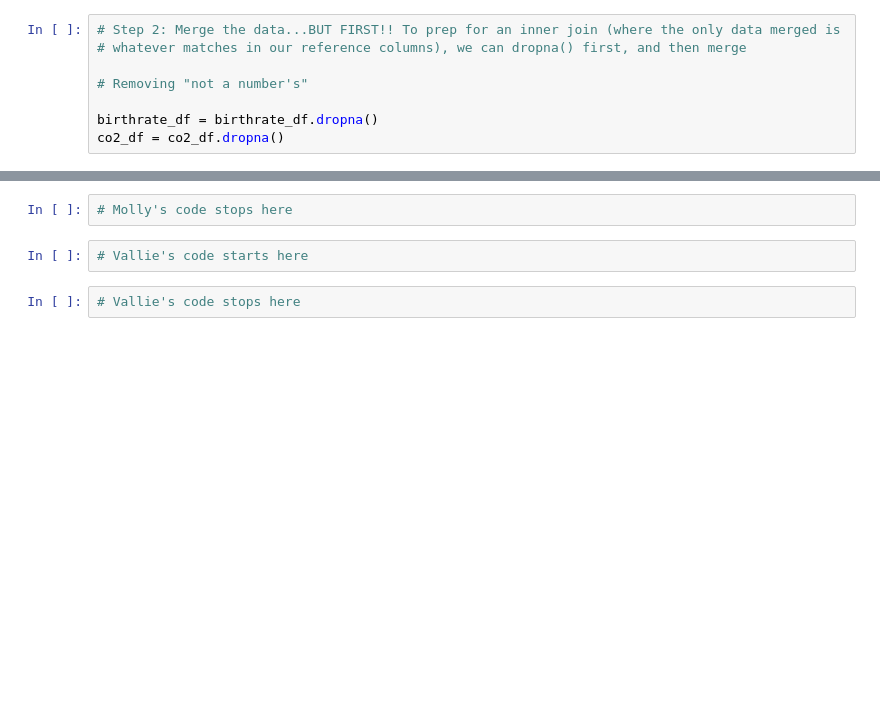
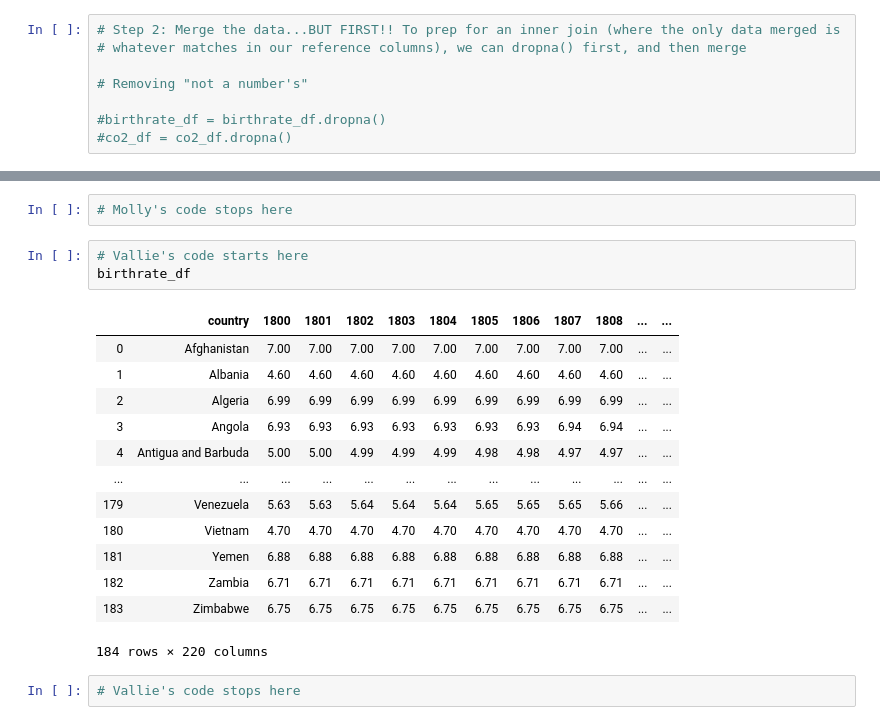
Before and after one commit to VallieTracy/project-one, a Jupyter notebook: Team_Awesome_Project_1.ipynb, the cells around one changed output, grey strips where cells are left out. Cells and saved outputs as stored; diff of their text form; blank space fills up the shorter version.

Commit message:
adding first dataframes to my branch

```diff
--- a/Team_Awesome_Project_1.ipynb
+++ b/Team_Awesome_Project_1.ipynb
@@ -65,8 +65,8 @@ population_df.head()
 
 # Removing "not a number's"
 
-birthrate_df = birthrate_df.dropna()
-co2_df = co2_df.dropna()
+#birthrate_df = birthrate_df.dropna()
+#co2_df = co2_df.dropna()
 # %%
 # Step 3: Clean the data (dropna, isolate the specific year columns we're interested in)
 # %%
@@ -84,5 +84,20 @@ co2_df = co2_df.dropna()
 # Molly's code stops here
 # %%
 # Vallie's code starts here
+birthrate_df
+# %% [output]
+|  | country | 1800 | 1801 | 1802 | 1803 | 1804 | 1805 | 1806 | 1807 | 1808 | ... | ... |
+| 0 | Afghanistan | 7.00 | 7.00 | 7.00 | 7.00 | 7.00 | 7.00 | 7.00 | 7.00 | 7.00 | ... | ... |
+| 1 | Albania | 4.60 | 4.60 | 4.60 | 4.60 | 4.60 | 4.60 | 4.60 | 4.60 | 4.60 | ... | ... |
+| 2 | Algeria | 6.99 | 6.99 | 6.99 | 6.99 | 6.99 | 6.99 | 6.99 | 6.99 | 6.99 | ... | ... |
+| 3 | Angola | 6.93 | 6.93 | 6.93 | 6.93 | 6.93 | 6.93 | 6.93 | 6.94 | 6.94 | ... | ... |
+| 4 | Antigua and Barbuda | 5.00 | 5.00 | 4.99 | 4.99 | 4.99 | 4.98 | 4.98 | 4.97 | 4.97 | ... | ... |
+| ... | ... | ... | ... | ... | ... | ... | ... | ... | ... | ... | ... | ... |
+| 179 | Venezuela | 5.63 | 5.63 | 5.64 | 5.64 | 5.64 | 5.65 | 5.65 | 5.65 | 5.66 | ... | ... |
+| 180 | Vietnam | 4.70 | 4.70 | 4.70 | 4.70 | 4.70 | 4.70 | 4.70 | 4.70 | 4.70 | ... | ... |
+| 181 | Yemen | 6.88 | 6.88 | 6.88 | 6.88 | 6.88 | 6.88 | 6.88 | 6.88 | 6.88 | ... | ... |
+| 182 | Zambia | 6.71 | 6.71 | 6.71 | 6.71 | 6.71 | 6.71 | 6.71 | 6.71 | 6.71 | ... | ... |
+| 183 | Zimbabwe | 6.75 | 6.75 | 6.75 | 6.75 | 6.75 | 6.75 | 6.75 | 6.75 | 6.75 | ... | ... |
+184 rows × 220 columns
 # %%
 # Vallie's code stops here
```
